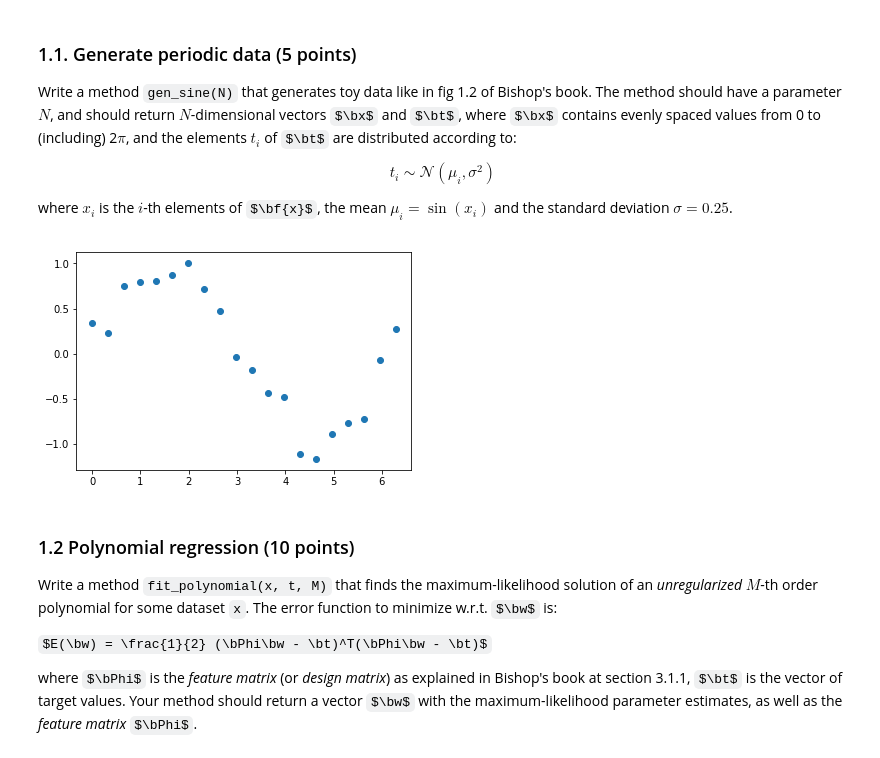
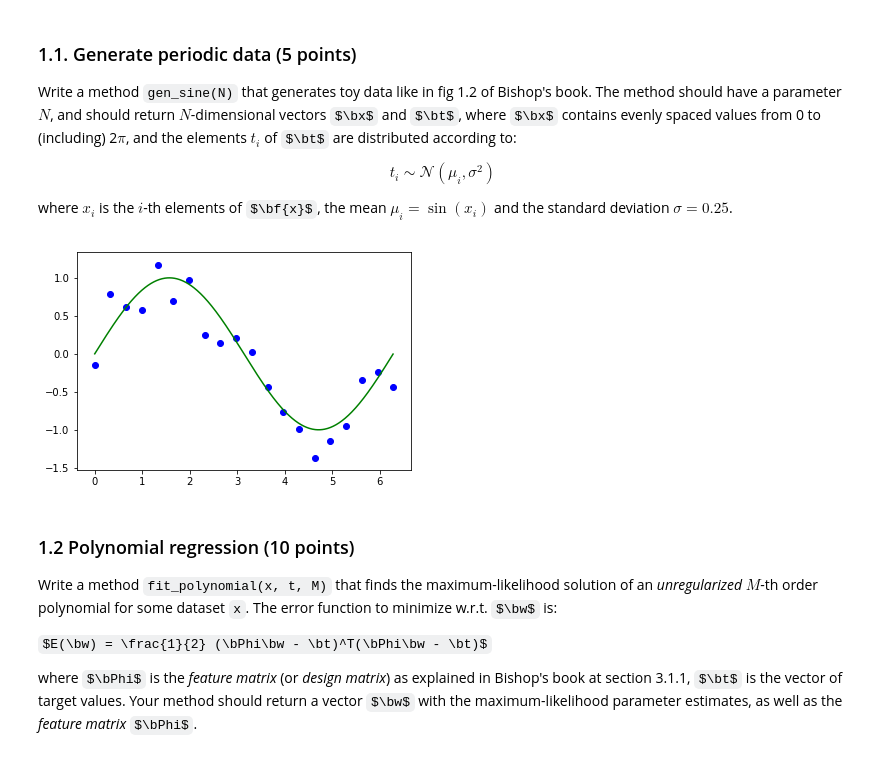
Before and after one commit to cgnarendiran/ml1_labs, a Jupyter notebook: 12195855_11378158_lab1.ipynb, the cells around one changed output. Drawn from its saved outputs; the diff is of its cells as text; code cells hidden in the pictures; some formulas as TeX source.

```diff
--- a/12195855_11378158_lab1.ipynb
+++ b/12195855_11378158_lab1.ipynb
@@ -119,20 +117,22 @@ where $x_i$ is the $i$-th elements of $\bf{x}$, the mean $\mu_i = \sin(x_i)$ and
 # %%
 import numpy as np
 import matplotlib.pyplot as plt
 
 def gen_sine(n):
     # YOUR CODE HERE
     sigma = 0.25
     x = (np.linspace(0.0, 2*np.pi, num=n))
     t = np.random.normal(np.sin(x), sigma)
     return x, t
 
 if __name__ == "__main__":
     x,t = gen_sine(20)
-    plt.scatter(x,t)
+    pt = np.arange(0.0, 2*np.pi, 0.01)
+    plt.plot(pt, np.sin(pt), 'g')
+    plt.scatter(x,t, c='b', marker='o')
     plt.show()
 # %% [output]
-[figure, old version]
+[figure, new version]
 # %%
 ### Test your function
 np.random.seed(42)
```
Also changed, not shown: parts of 7 cells of this notebook.
